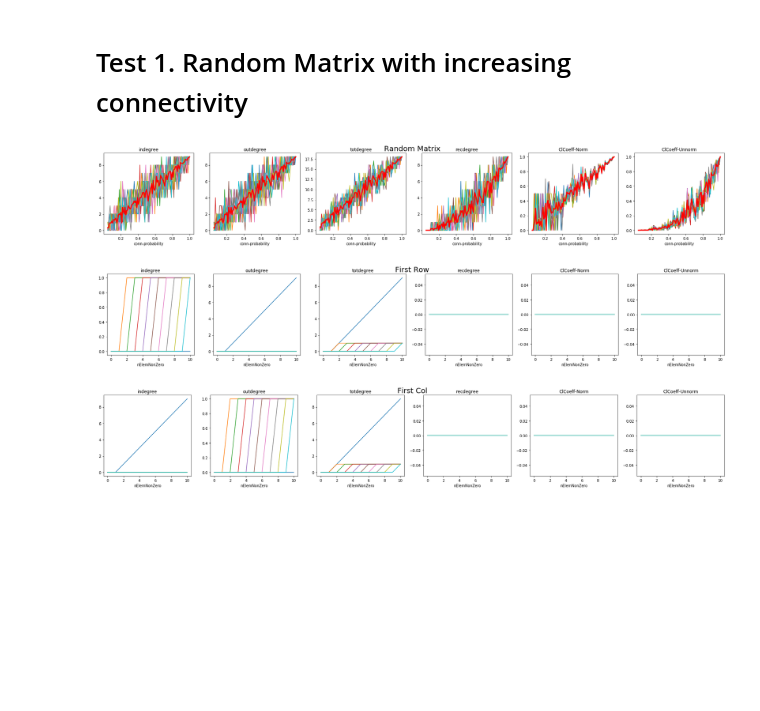
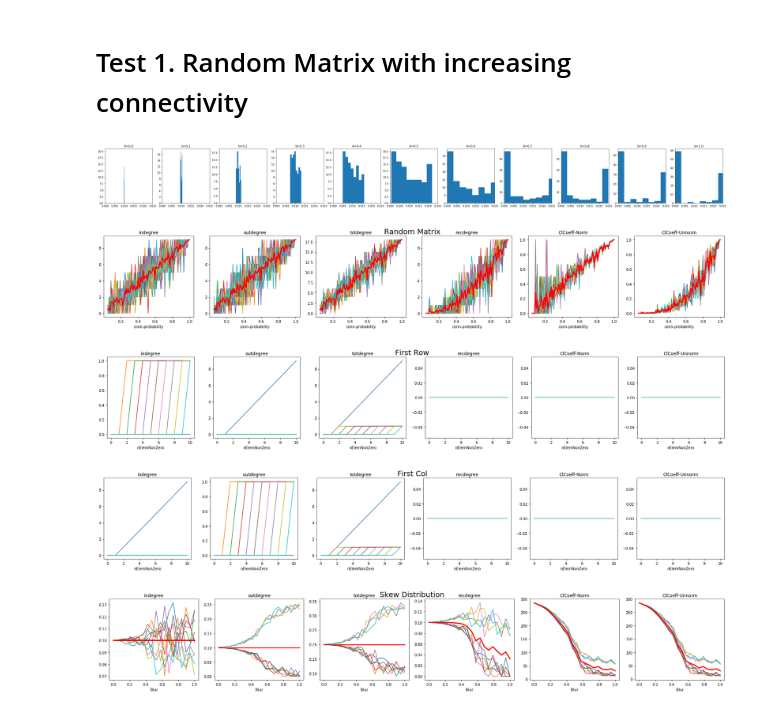
Before and after one commit to aleksejs-fomins/mesoscopic-functional-connectivity, a Jupyter notebook: codes/lib_unittest/connectomics.ipynb, the cells around one changed output. Saved outputs shown, nothing was run; the diff lists cells and outputs as text; code cells hidden in the pictures; blank space fills up the shorter version.

```diff
--- a/codes/lib_unittest/connectomics.ipynb
+++ b/codes/lib_unittest/connectomics.ipynb
@@ -27,12 +25,50 @@ The autoreload extension is already loaded. To reload it, use:
 # %% [markdown]
 # Test 1. Random Matrix with increasing connectivity
+# %%
+'''
+Parameterized connection strength distribution with two parameters p,a
+1) Mean connection strength is always 1
+1) if a = 0, all connection strengths are equal
+2) if a = 1, there is exactly Np connections with strength 0 and N(1-p) with strength 1/N(1-p)
+'''
+def skewdistr(N, s, b):
+    pivot = int(N*s)
+    a = 10**(3.0*b**0.6 - 3) / np.sqrt(N)
+    dat = np.ones(N)/N
+    dat[:pivot] -= np.random.uniform(0, a, pivot)
+    dat[pivot:] += np.random.uniform(0, a, N-pivot)
+    dat = np.clip(dat, 0.0, 1.0 / N / (1-s))
+    return dat / np.sum(dat)
+
+nPlot = 11
+n = 100
+s = 0.6
+
+fig, ax = plt.subplots(ncols=nPlot, figsize=(11*4,4))
+for iPlot in range(nPlot):
+    b = iPlot/10
+    d = skewdistr(n, s, b)
+    ax[iPlot].hist(d, bins='auto')
+    ax[iPlot].set_title("b="+str(b))
+    ax[iPlot].set_xlim(0, 1.0 / n / (1-s))
+plt.show()
+# %% [output]
+[figure, added]
 # %%
+def makemat(N, idx, val):
+    M = np.zeros((N,N))
+    M[idx] = val
+    return M
+
 # NxN matrix with approximately p random connections
 randconn = lambda N,p: (np.random.uniform(0, 1, (N,N)) <= p).astype(int)
 
 # NxN matrix where only the first L elements of the first row are filled
 fill1row = lambda N,L: np.vstack((np.array([1]*L + [0]*(N-L)), np.zeros((N-1, N))))
 fill1col = lambda N,L: fill1row(N, L).T
+
+# Define skew distribution
+skewdistr04 = lambda N, b: makemat(N, graph_lib.offdiag_idx(N), skewdistr(N*(N-1), 0.6, b))
 # %%
 cl_coeff       = lambda M: graph_lib.cl_coeff(M, normDegree=True)
 cl_coeffNoNorm = lambda M: graph_lib.cl_coeff(M, normDegree=False)
@@ -44,14 +80,15 @@ nNode = 10
 # List all tests to run
 #############################
 testFrame = pd.DataFrame({
-    "Title"  : ["Random Matrix", "First Row", "First Col"],
-    "Func" : [randconn, fill1row, fill1col],
-    "PlotMean" : [True, False, False],
-    "RangeName" : ["conn-probability", "nElemNonZero", "nElemNonZero"],
+    "Title"  : ["Random Matrix", "First Row", "First Col", "Skew Distribution"],
+    "Func" : [randconn, fill1row, fill1col, skewdistr04],
+    "PlotMean" : [True, False, False, True],
+    "RangeName" : ["conn-probability", "nElemNonZero", "nElemNonZero", "Blur"],
     "Range" : [
         np.linspace(0.05, 1, 100),
         np.arange(0, nNode+1),
-        np.arange(0, nNode+1)
+        np.arange(0, nNode+1),
+        np.linspace(0, 1, 20),
     ]
 })
 nTest = len(testFrame["Title"])
@@ -72,33 +109,34 @@ nTask = len(taskFrame["Name"])
 
 for iTest in range(nTest):
     testfunc  = testFrame["Func"][iTest]
     testrange = testFrame["Range"][iTest]
     testrangename = testFrame["RangeName"][iTest]
     testplotmean = testFrame["PlotMean"][iTest]
 
     #############################
     # Compute different metrics for random matrices
     #############################
     nTrial = len(testrange)
     data = np.zeros((nTask, nTrial, nNode))
     for iTrial in range(nTrial):
         M = testfunc(nNode, testrange[iTrial])
         for iTask in range(nTask):
             data[iTask, iTrial] = taskFrame["Func"][iTask](M)
 
     #############################
     # Plot these metrics
     #############################
     fig, ax = plt.subplots(ncols=nTask, figsize=(4*nTask, 4), tight_layout=True)
     fig.suptitle(testFrame["Title"][iTest], fontsize=20)
     for iTask in range(nTask):
         ax[iTask].set_xlabel(testrangename)
         ax[iTask].set_title(taskFrame["Name"][iTask])
         ax[iTask].plot(testrange, data[iTask])
         if testplotmean:
             ax[iTask].plot(testrange, np.mean(data[iTask], axis=1), 'r', linewidth=3)
     plt.show()
 # %% [output]
-[figure, old version]
+[figure, new version]
 [figure]
 [figure]
+[figure, added]
```
Also changed, not shown: parts of 1 cell of this notebook.
